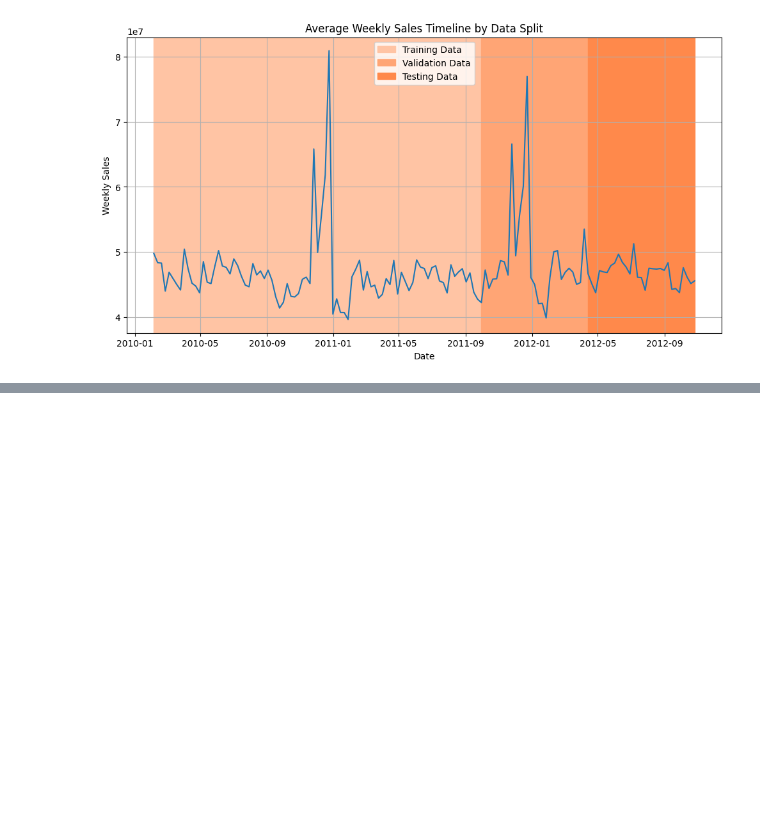
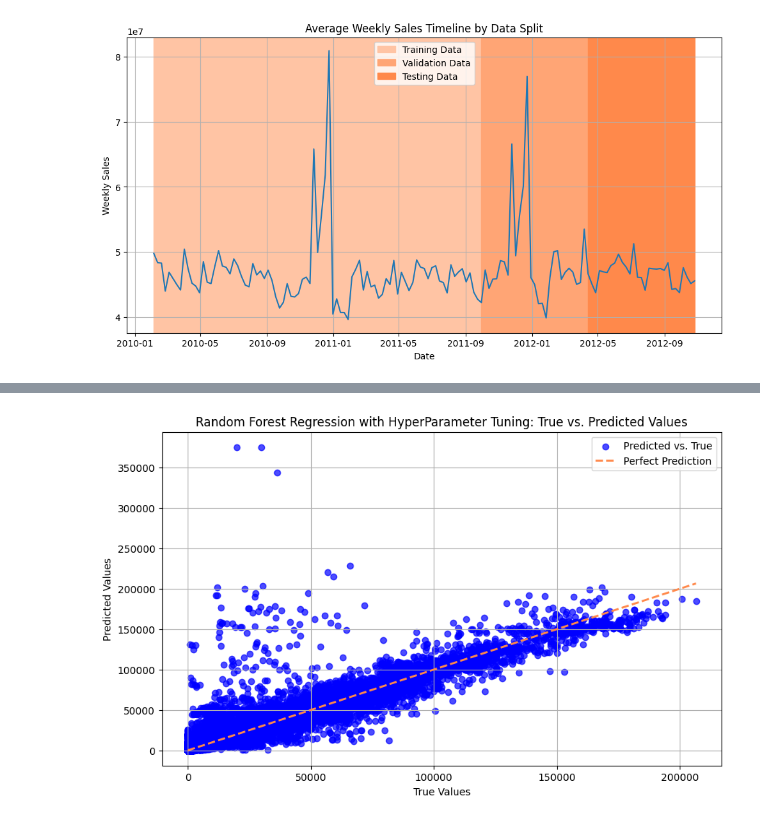
Before and after one commit to SahilBhave/AML-Project, a Jupyter notebook: AML_Group_Project.ipynb, the cells around one changed output, grey strips where cells are left out. Drawn from its saved outputs; the diff is of its cells as text; code cells hidden in the pictures; blank space fills up the shorter version.

```diff
--- a/AML_Group_Project.ipynb
+++ b/AML_Group_Project.ipynb
@@ -1033,0 +1160,12 @@ No artists with labels found to put in legend.  Note that artists whose label st
+# %%
+plt.figure(figsize=(10, 6))
+plt.scatter(y_test, y_test_pred, color='blue', label='Predicted vs. True', alpha=0.7)
+plt.plot([y_test.min(), y_test.max()], [y_test.min(), y_test.max()], color='#ff894b', linestyle='--', linewidth=2, label='Perfect Prediction')
+plt.xlabel('True Values')
+plt.ylabel('Predicted Values')
+plt.title('Random Forest Regression with HyperParameter Tuning: True vs. Predicted Values')
+plt.legend()
+plt.grid()
+plt.show()
+# %% [output]
+[figure, added]
```
Also changed, not shown: parts of 9 cells of this notebook.
